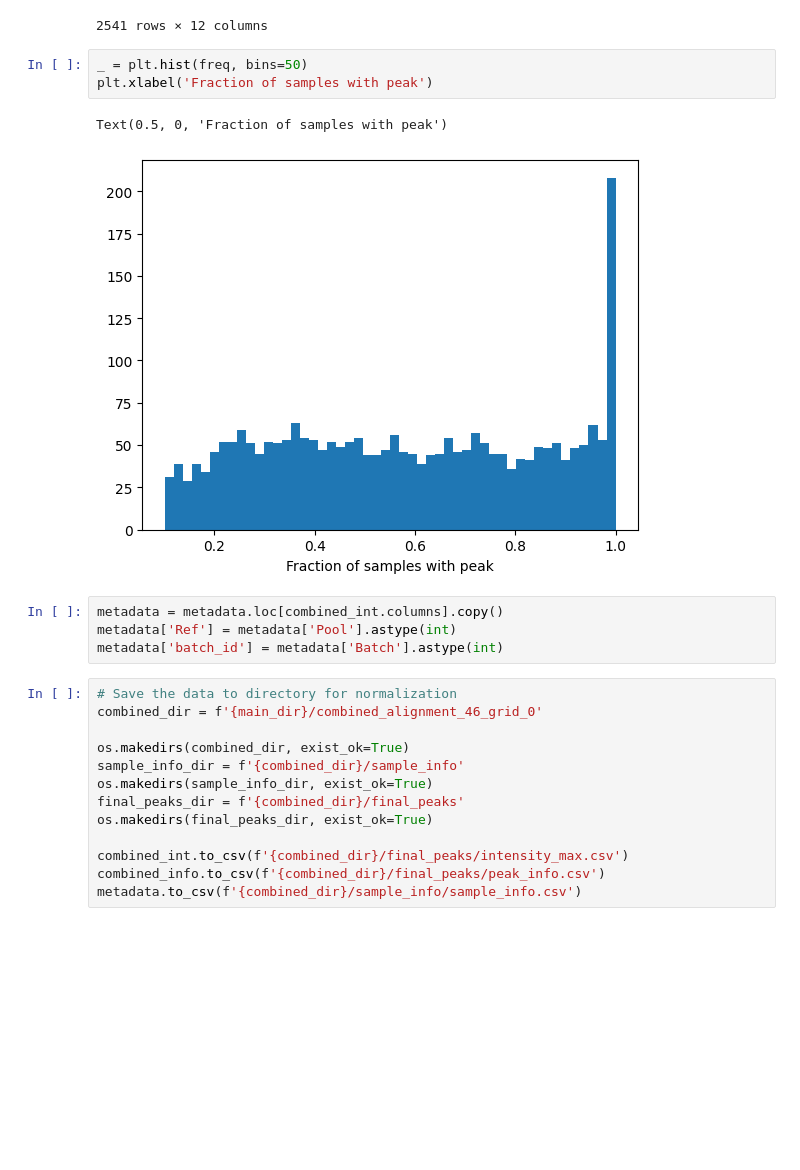
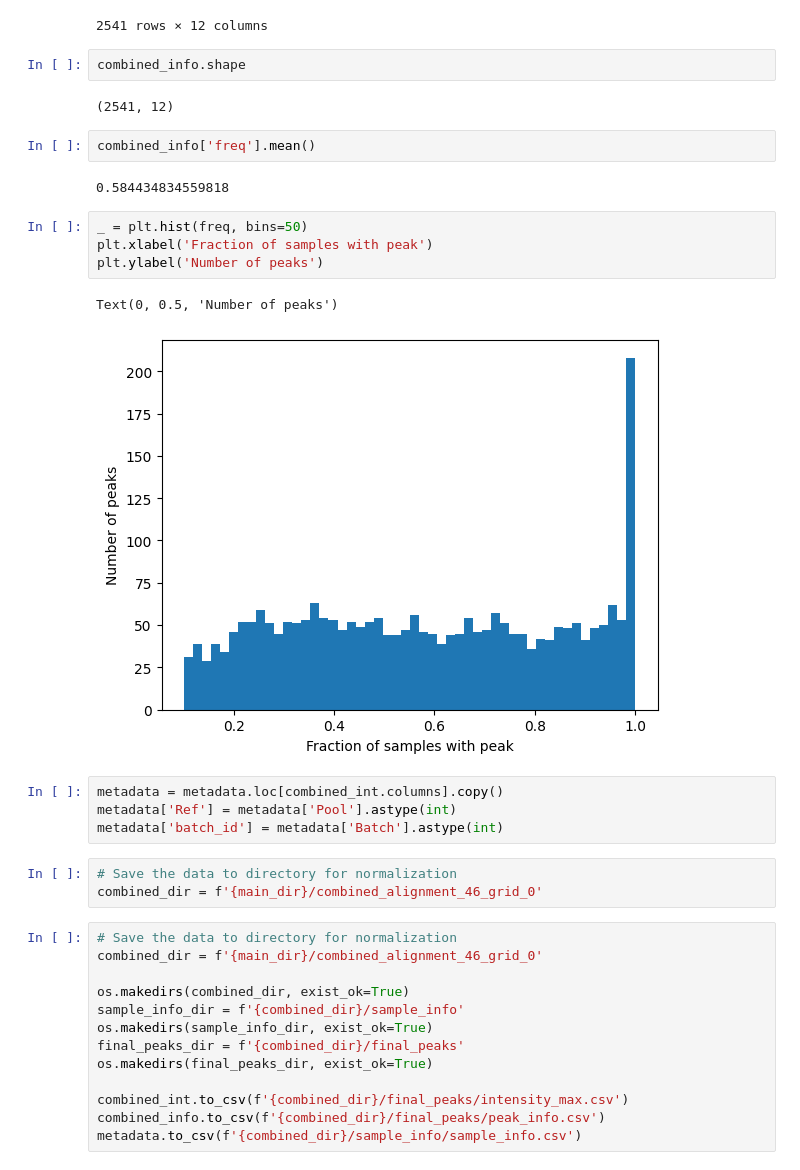
Before and after one commit to ReviveMed/mzEmbed, a Jupyter notebook: ml/shanghai_lungcancer_combine_June03.ipynb, the cells around one changed output. Drawn from its saved outputs; the diff is of its cells as text; blank space fills up the shorter version.

```diff
--- a/ml/shanghai_lungcancer_combine_June03.ipynb
+++ b/ml/shanghai_lungcancer_combine_June03.ipynb
@@ -81,16 +89,28 @@ combined_info
 | FT991 | 212.019650 | 212.018894 | 212.020454 | 27.464814 | 21.545145 | 67.919851 | 0.571000 | 0.821159 | 0.383502 | 25.0 | ... |
 | FT994 | 210.042675 | 210.041992 | 210.045349 | 74.911040 | 65.527656 | 86.398548 | 0.566905 | 0.682829 | 0.139219 | 25.0 | ... |
 2541 rows × 12 columns
+# %%
+combined_info.shape
+# %% [output]
+(2541, 12)
+# %%
+combined_info['freq'].mean()
+# %% [output]
+0.584434834559818
 # %%
 _ = plt.hist(freq, bins=50)
 plt.xlabel('Fraction of samples with peak')
+plt.ylabel('Number of peaks')
 # %% [output]
-Text(0.5, 0, 'Fraction of samples with peak')
+Text(0, 0.5, 'Number of peaks')
-[figure, old version]
+[figure, new version]
 # %%
 metadata = metadata.loc[combined_int.columns].copy()
 metadata['Ref'] = metadata['Pool'].astype(int)
 metadata['batch_id'] = metadata['Batch'].astype(int)
+# %%
+# Save the data to directory for normalization
+combined_dir = f'{main_dir}/combined_alignment_46_grid_0'
 # %%
 # Save the data to directory for normalization
 combined_dir = f'{main_dir}/combined_alignment_46_grid_0'
```
Also changed, not shown: parts of 6 cells of this notebook, 1 other file.
